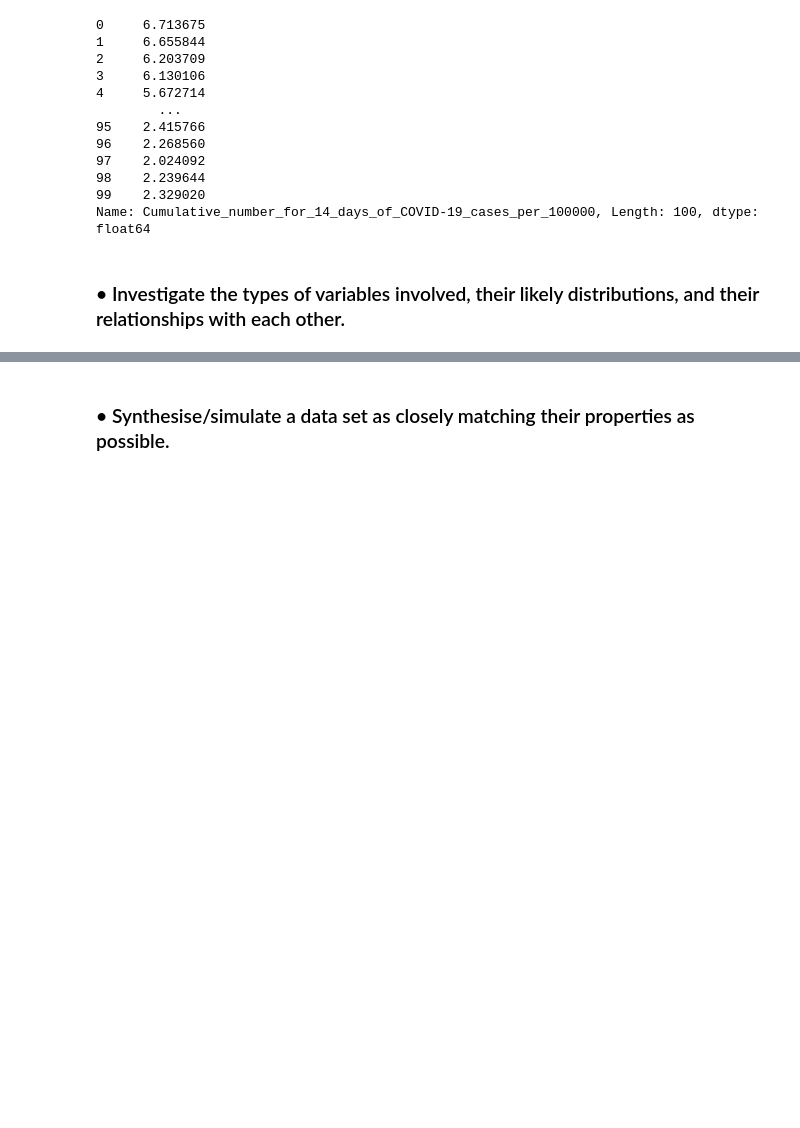
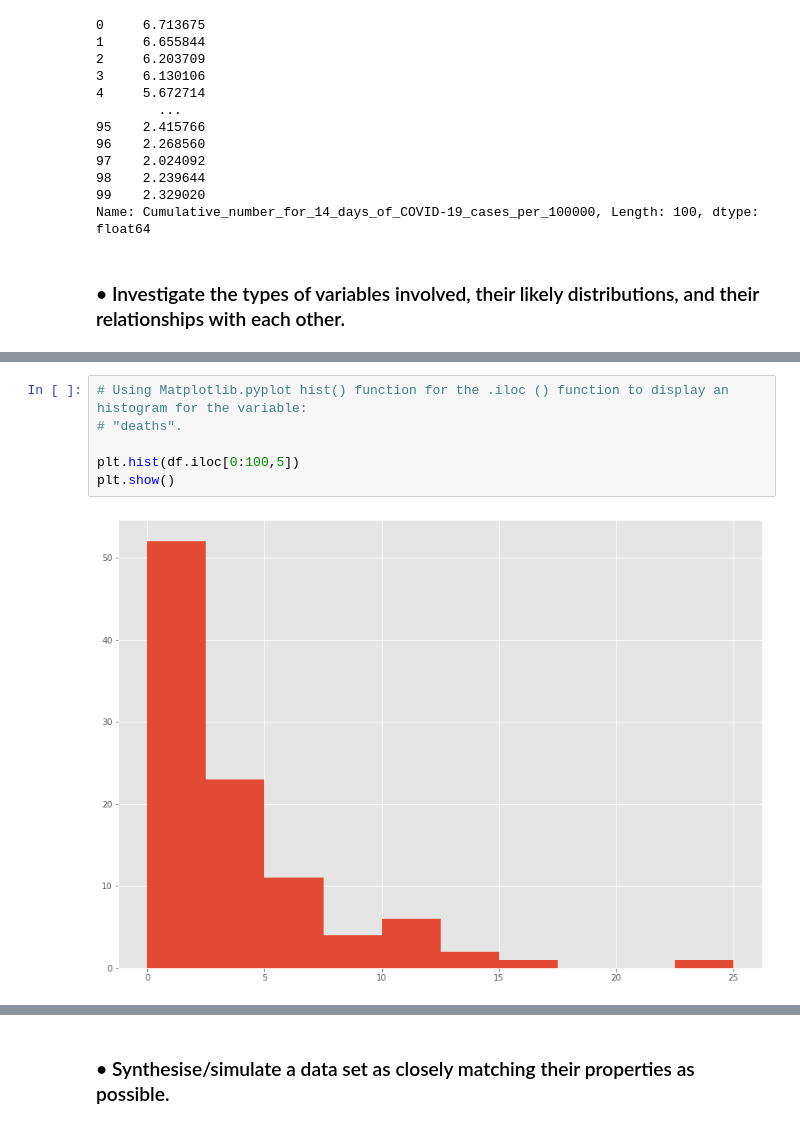
Before and after one commit to Samjean2020/progda2020-project, a Jupyter notebook: progda2020project.ipynb, the cells around one changed output, grey strips where cells are left out. Drawn from its saved outputs; the diff is of its cells as text; blank space fills up the shorter version.

```diff
--- a/progda2020project.ipynb
+++ b/progda2020project.ipynb
@@ -168,0 +207,8 @@ Name: Cumulative_number_for_14_days_of_COVID-19_cases_per_100000, Length: 100, d
+# %%
+# Using Matplotlib.pyplot hist() function for the .iloc () function to display an histogram for the variable:
+# "deaths".
+
+plt.hist(df.iloc[0:100,5])
+plt.show()
+# %% [output]
+[figure, added]
```
Also changed, not shown: parts of 30 cells of this notebook.
